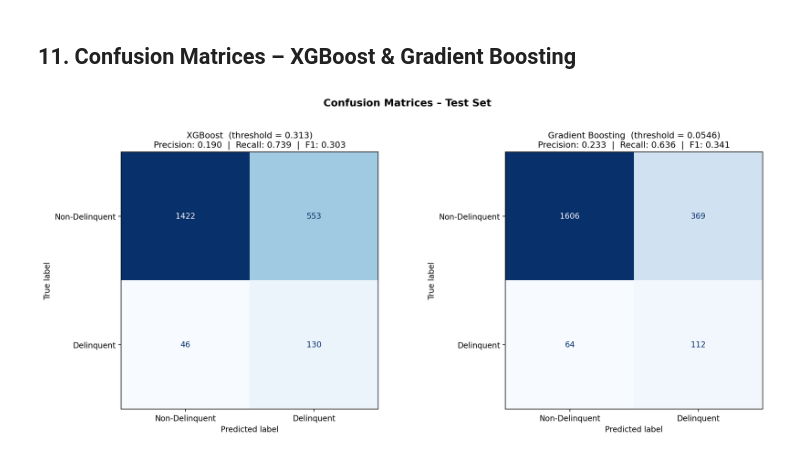
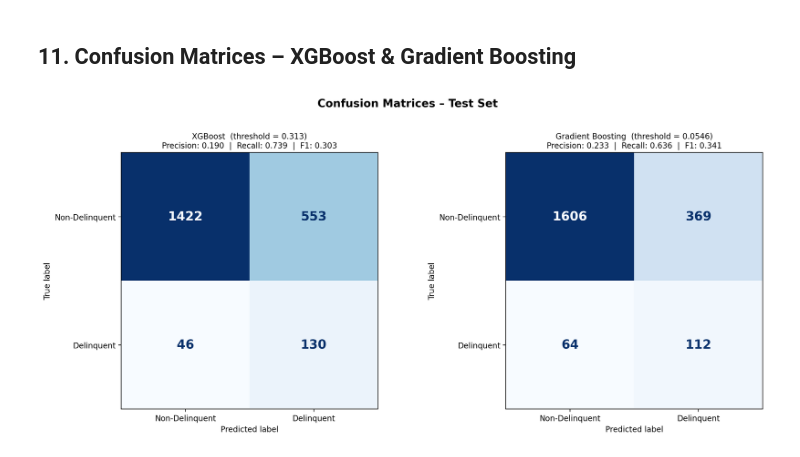
Before and after one commit to kangyuj0531/dsc180a-prism-data, a Jupyter notebook: models/model_comparison.ipynb, the cells around one changed output. Drawn from its saved outputs; the diff is of its cells as text; code cells hidden in the pictures.

```diff
--- a/models/model_comparison.ipynb
+++ b/models/model_comparison.ipynb
@@ -472,31 +472,42 @@ plt.show()
 # %%
 from sklearn.metrics import confusion_matrix, ConfusionMatrixDisplay
 
 cm_models = {
     'XGBoost':           (xgb_model.predict(dtest),  comparison_df.loc['XGBoost',           'Threshold']),
     'Gradient Boosting': (gbm.predict_proba(X_test)[:, 1], comparison_df.loc['Gradient Boosting', 'Threshold']),
 }
 
 fig, axes = plt.subplots(1, 2, figsize=(14, 6), dpi=200)
 
 for ax, (model_name, (probs, thresh)) in zip(axes, cm_models.items()):
     preds = (probs >= thresh).astype(int)
     cm = confusion_matrix(y_test, preds)
     disp = ConfusionMatrixDisplay(confusion_matrix=cm, display_labels=['Non-Delinquent', 'Delinquent'])
     disp.plot(ax=ax, colorbar=False, cmap='Blues')
 
-    # Annotate with rates
+    # Increase annotation font size for cell values
+    for txt in ax.texts:
+        try:
+            txt.set_fontsize(16)
+            txt.set_fontweight('bold')
+        except Exception:
+            pass
+
+    # Annotate with rates (bigger title)
     tn, fp, fn, tp = cm.ravel()
-    total = cm.sum()
+    prec = tp / (tp + fp) if (tp + fp) > 0 else 0.0
+    rec = tp / (tp + fn) if (tp + fn) > 0 else 0.0
+    f1 = 2 * tp / (2 * tp + fp + fn) if (2 * tp + fp + fn) > 0 else 0.0
+
     ax.set_title(
         f'{model_name}  (threshold = {thresh})\n'
-        f'Precision: {tp/(tp+fp):.3f}  |  Recall: {tp/(tp+fn):.3f}  |  '
-        f'F1: {2*tp/(2*tp+fp+fn):.3f}',
-        fontsize=11
+        f'Precision: {prec:.3f}  |  Recall: {rec:.3f}  |  '
+        f'F1: {f1:.3f}',
+        fontsize=10
     )
 
-plt.suptitle('Confusion Matrices – Test Set', fontsize=13, fontweight='bold', y=1.02)
+plt.suptitle('Confusion Matrices – Test Set', fontsize=14, fontweight='bold', y=1.02)
 plt.tight_layout()
 plt.show()
 # %% [output]
-[figure, old version]
+[figure, new version]
```
Also changed, not shown: 1 other file.
